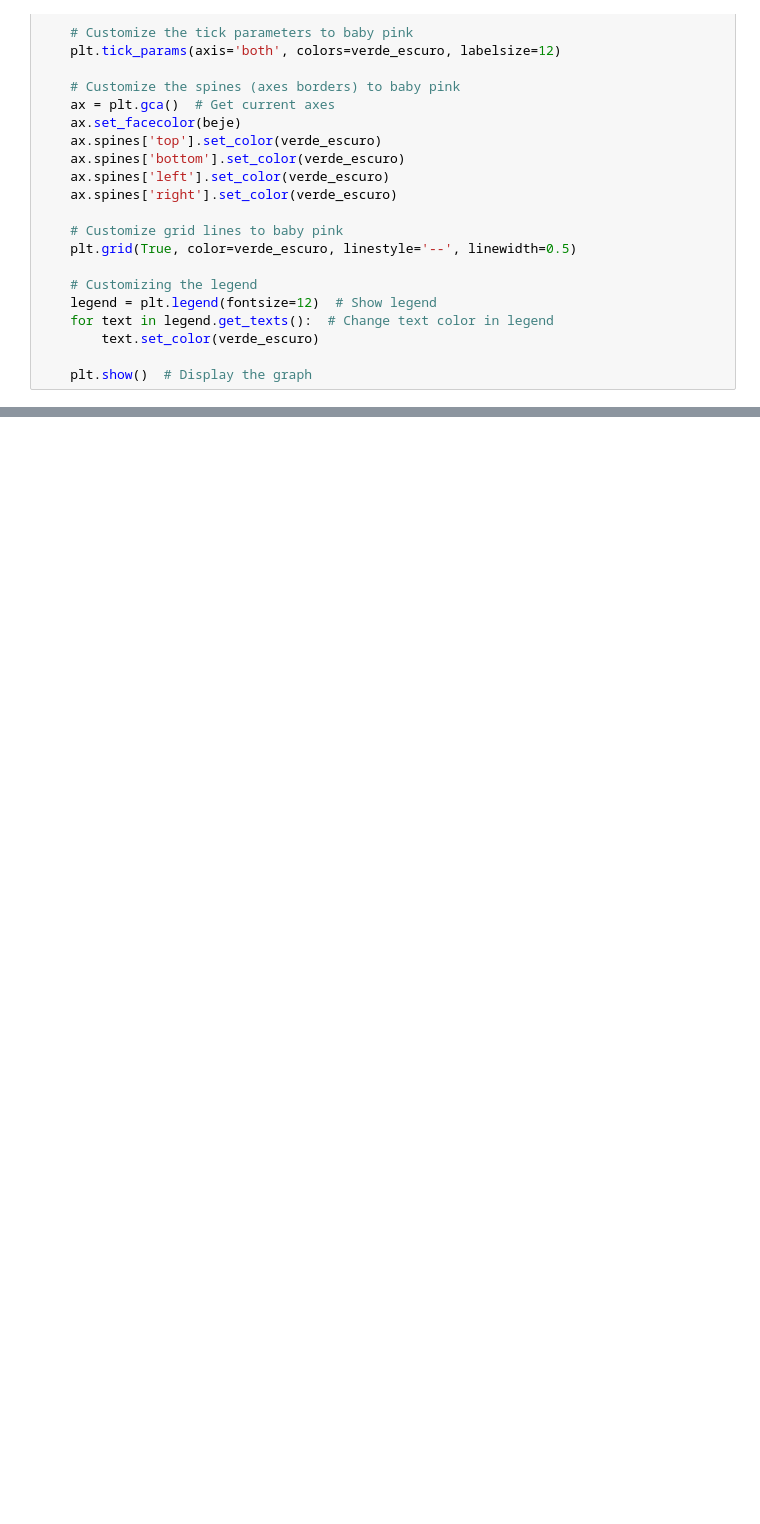
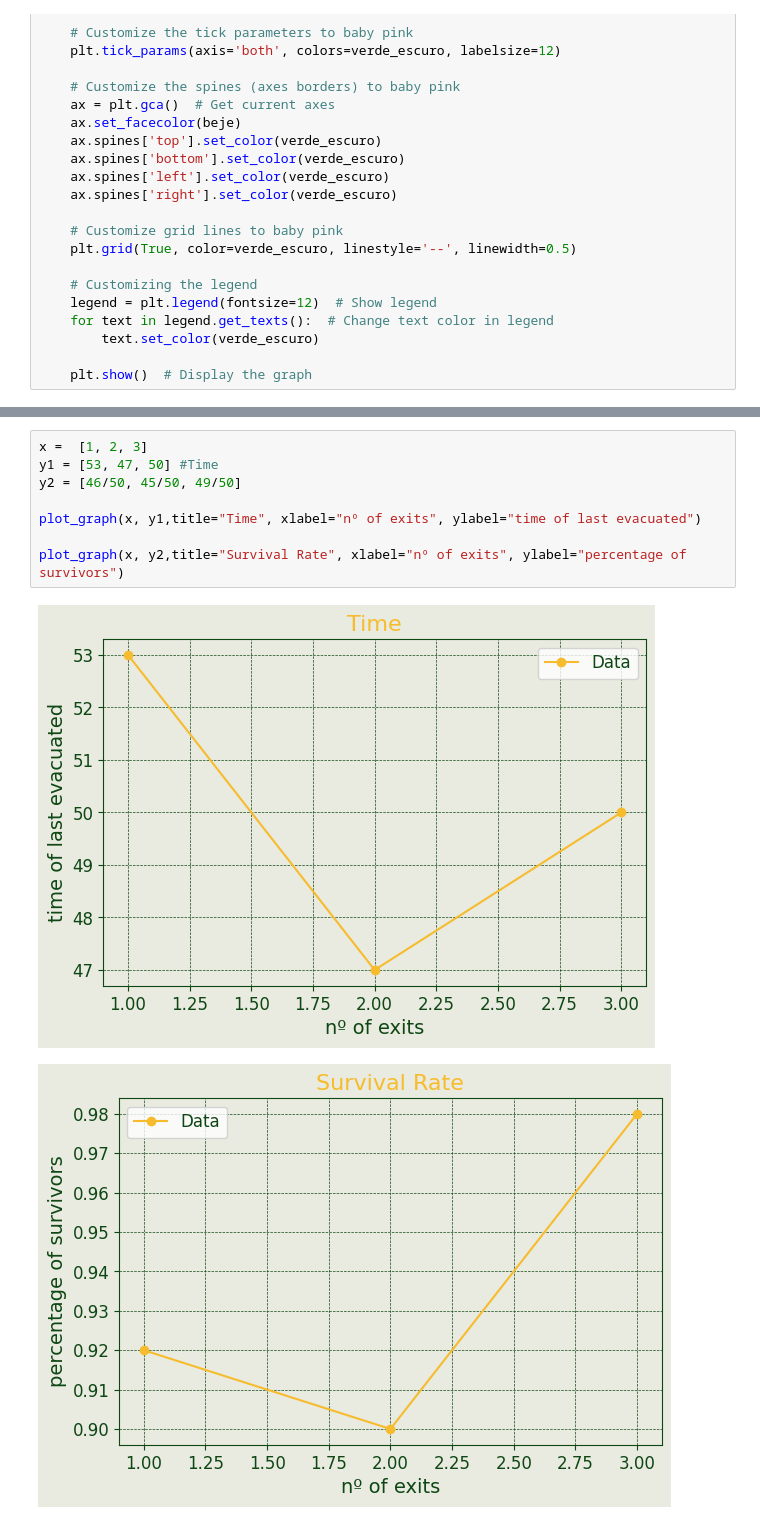
Before and after one commit to inesamorim/multi-agent-emergency-evacuation-system, a Jupyter notebook: lixo.ipynb, the cells around one changed output, grey strips where cells are left out. Saved outputs shown, nothing was run; the diff lists cells and outputs as text; blank space fills up the shorter version.

```diff
--- a/lixo.ipynb
+++ b/lixo.ipynb
@@ -284,0 +285,11 @@ plot_graph(x, y2,title="Death Rate", xlabel="total nº of occ", ylabel="percenta
+# %%
+x =  [1, 2, 3]
+y1 = [53, 47, 50] #Time
+y2 = [46/50, 45/50, 49/50]
+
+plot_graph(x, y1,title="Time", xlabel="nº of exits", ylabel="time of last evacuated")
+
+plot_graph(x, y2,title="Survival Rate", xlabel="nº of exits", ylabel="percentage of survivors")
+# %% [output]
+[figure, added]
+[figure, added]
```
Also changed, not shown: parts of 6 cells of this notebook.
